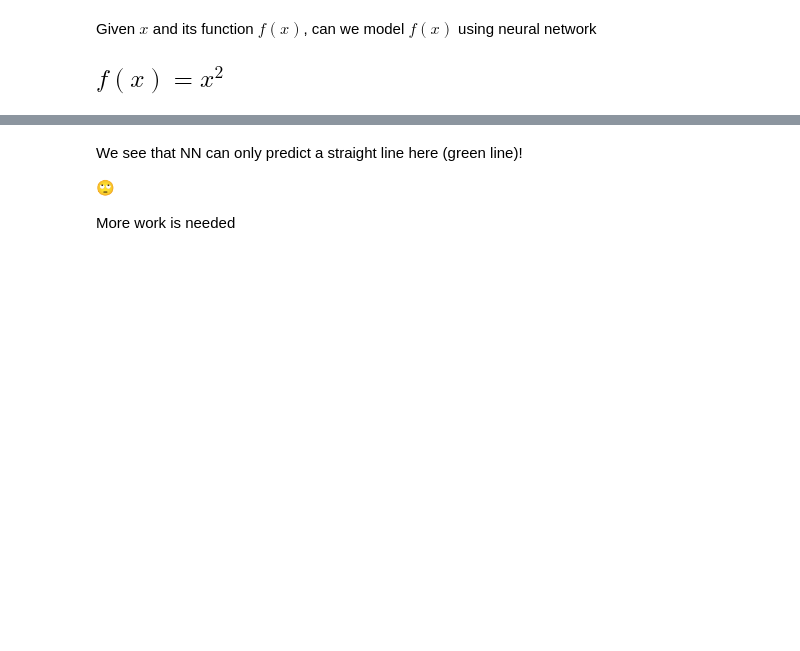
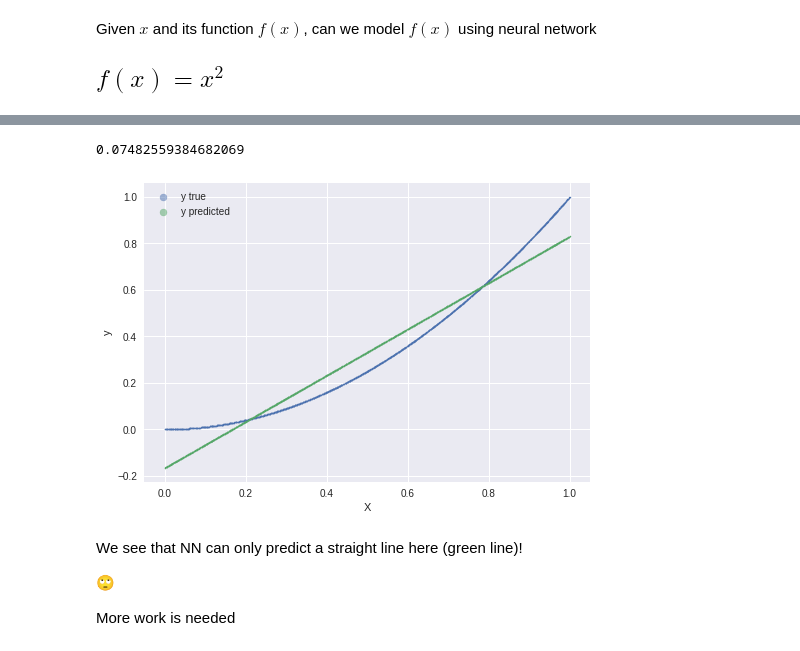
Before and after one commit to aunz/ds, a Jupyter notebook: Function_approximation_with_NN.ipynb, the cells around one changed output, grey strips where cells are left out. Cells and saved outputs as stored; diff of their text form; code cells hidden in the pictures; blank space fills up the shorter version.

```diff
--- a/Function_approximation_with_NN.ipynb
+++ b/Function_approximation_with_NN.ipynb
@@ -137,3 +146,8 @@ Wall time: 1min 31s
+# %%
+score(models[0].predict(X))
+# %% [output]
+0.07482559384682069
+[figure, added]
 # %% [markdown]
 We see that NN can only predict a straight line here (green line)!
 
```
Also changed, not shown: parts of 9 cells of this notebook.
